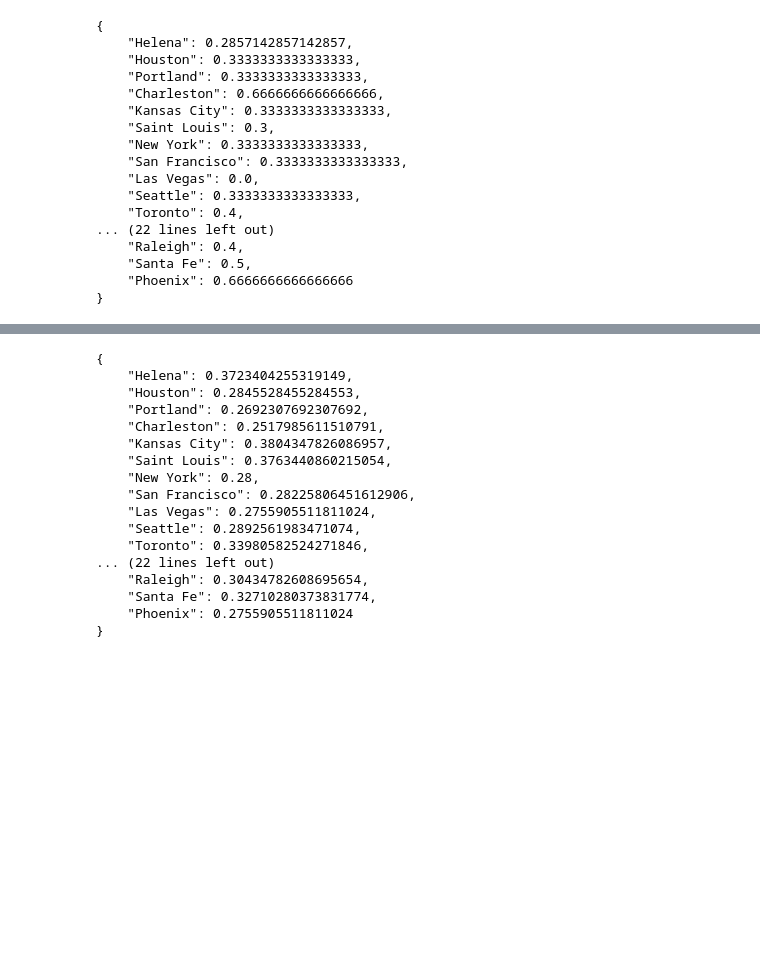
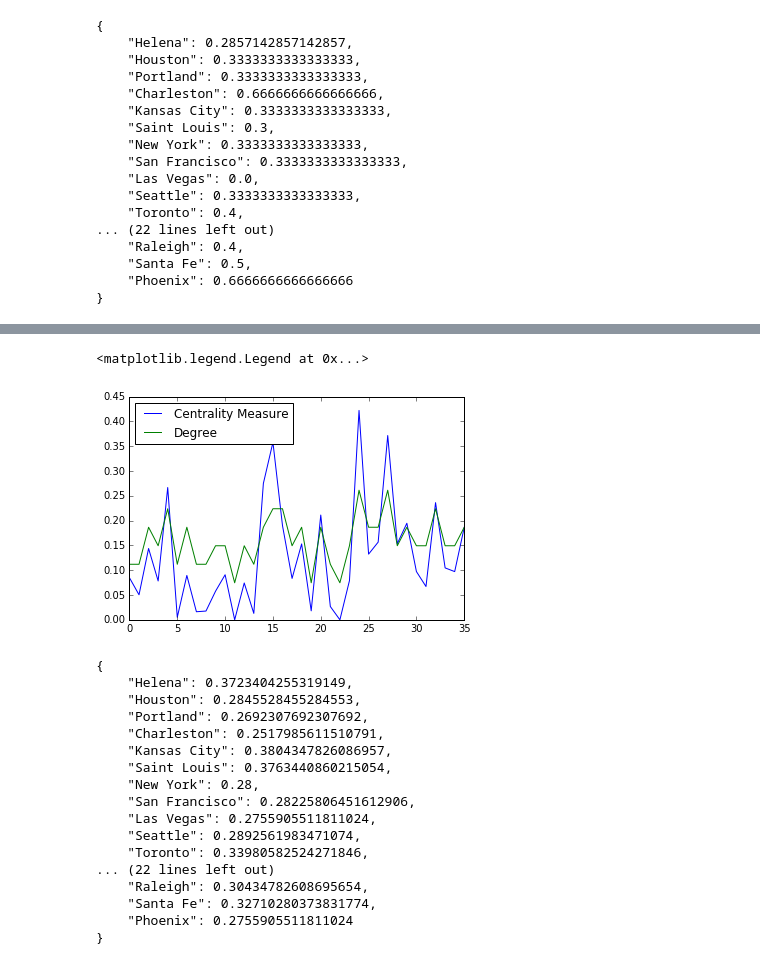
Before and after one commit to 2514millerj/ticket-to-ride, a Jupyter notebook: analysis.ipynb, the cells around one changed output, grey strips where cells are left out. Drawn from its saved outputs; the diff is of its cells as text; code cells hidden in the pictures; blank space fills up the shorter version.

```diff
--- a/analysis.ipynb
+++ b/analysis.ipynb
@@ -102,4 +101,28 @@ print(json.dumps(bet_cen, indent=4))
 }
+# %%
+#plot of normalize centrality and degree for each node in the graph
+cen_measures = []
+degree_counts = []
+xlabels = []
+for key in bet_cen:
+    centrality = bet_cen[key]
+    degree = degrees[key]
+    cen_measures.append(centrality)
+    degree_counts.append(degree)
+    xlabels.append(key)
+
+cen_measures = np.array(cen_measures)
+degree_counts = np.array(degree_counts)
+
+cen_measures = cen_measures / np.linalg.norm(cen_measures)
+degree_counts = degree_counts / np.linalg.norm(degree_counts)
+%matplotlib inline
+plt.plot(cen_measures, label="Centrality Measure")
+plt.plot(degree_counts, label="Degree")
+plt.legend(loc='upper left')
+# %% [output]
+<matplotlib.legend.Legend at 0x...>
+[figure, added]
 # %%
 # Closeness centrality
 clo_cen = nx.closeness_centrality(G)
```
Also changed, not shown: parts of 2 cells of this notebook, 7 other files.
